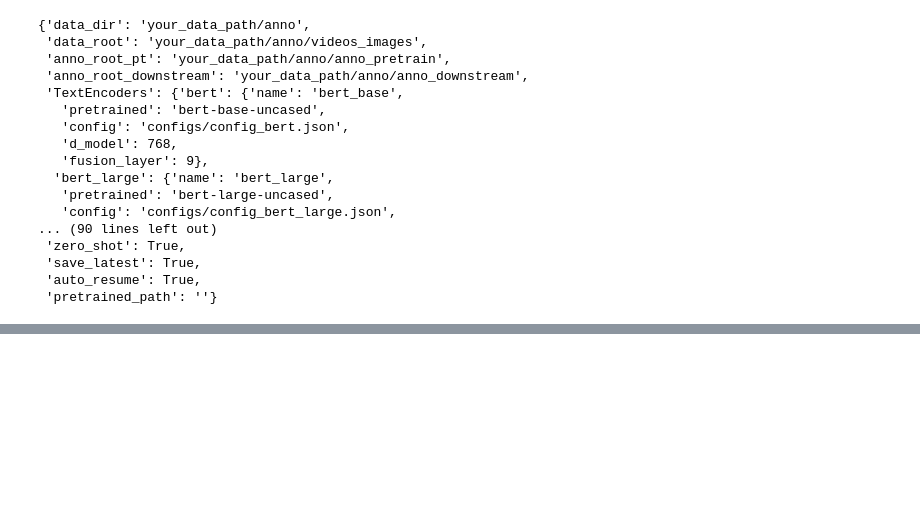
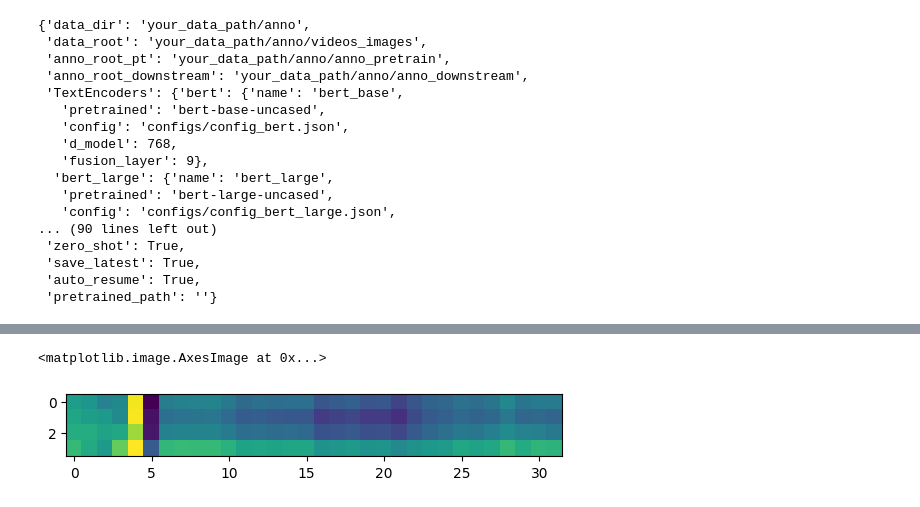
Before and after one commit to bpiyush/unmasked_teacher, a Jupyter notebook: multi_modality/demo.ipynb, the cells around one changed output, grey strips where cells are left out. Drawn from its saved outputs; the diff is of its cells as text; code cells hidden in the pictures; blank space fills up the shorter version.

```diff
--- a/multi_modality/demo.ipynb
+++ b/multi_modality/demo.ipynb
@@ -105,0 +296,6 @@ np.sum([p.numel() for p in model.parameters()]) / 1e6
+# %%
+sim = (text_feats[0] @ pooled_image_feat[0].T).cpu().detach()
+plt.imshow(sim.T)
+# %% [output]
+<matplotlib.image.AxesImage at 0x...>
+[figure, added]
```
Also changed, not shown: parts of 41 cells of this notebook, 2 other files.
